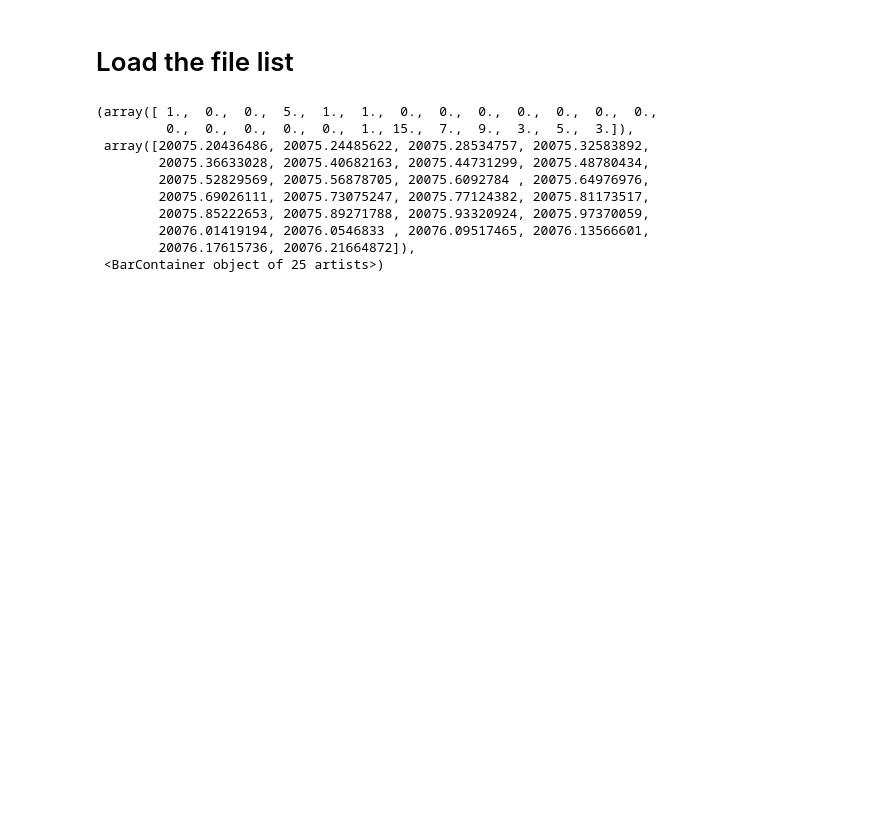
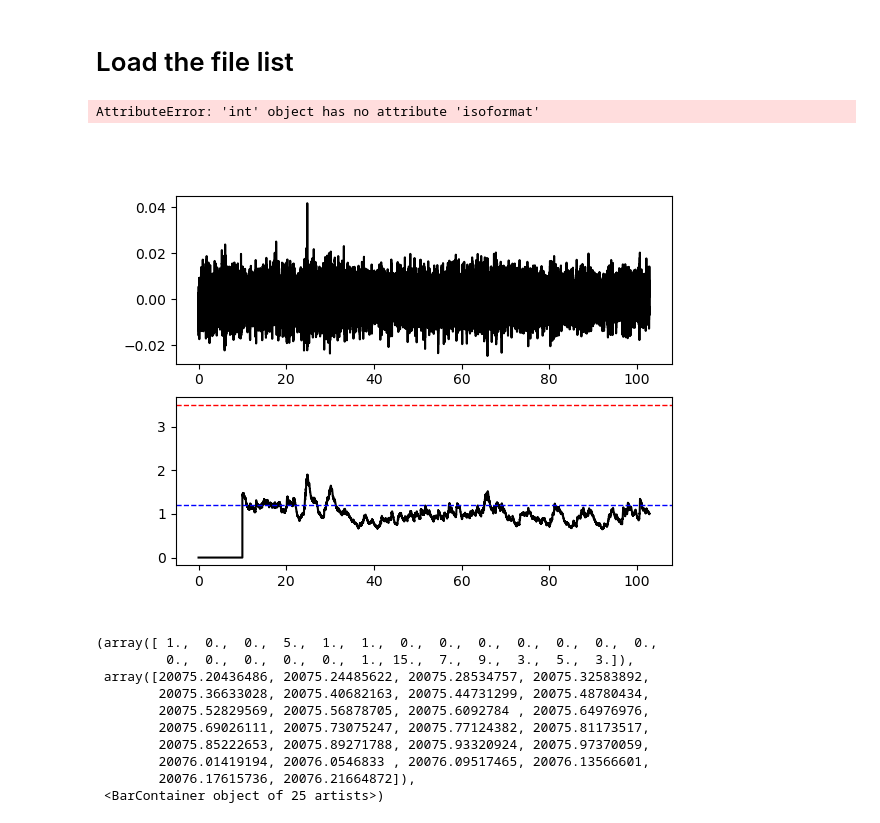
Before and after one commit to johnmorganmanos/eastwind_v2, a Jupyter notebook: Processing_Notebooks/event_finding_single_channel.ipynb, the cells around one changed output. Drawn from its saved outputs; the diff is of its cells as text; code cells hidden in the pictures; blank space fills up the shorter version.

```diff
--- a/Processing_Notebooks/event_finding_single_channel.ipynb
+++ b/Processing_Notebooks/event_finding_single_channel.ipynb
@@ -104,12 +104,11 @@ def preprocessing_step_single_channel(file, channel=100):
     this_time = f['Acquisition']['Raw[0]']['RawDataTime'][:]
     times = sintela_to_datetime(this_time)
     x = np.linspace(0,data.shape[1],data.shape[1]) * attrs['SpatialSamplingInterval']
-    data = data[:,channel]
 
     fs = attrs['PulseRate'] #sample rate
 
     #filter
-    sos = signal.butter(10, 2, 'hp', fs=fs, output='sos')
+    sos = signal.butter(10, [2,200], 'bp', fs=fs, output='sos')
     filtered = signal.sosfiltfilt(sos, data, axis=0)
 
     data_normed = chan_norm(filtered)
@@ -128,13 +127,13 @@ def preprocessing_step_single_channel(file, channel=100):
     # print(this_time)
 
 
-    filled_data = np.zeros((int(fs*60),))
-    filled_times = time_start + (np.arange(0,120000,1) * datetime.timedelta(microseconds=500))
-
+    filled_data = np.zeros((int(fs*60),data_normed.shape[0]))
+    filled_times = np.zeros((int(fs*60)), dtype=object)
 
     filled_times[data_locator] = times
     filled_data[data_locator] = filtered
-    filt_filled_data = filled_data[:]
+    filt_filled_data = filled_data[data_locator[0]:,channel]
+
 
     return filt_filled_data, filled_times, attrs
 
@@ -145,8 +144,12 @@ def foo(a, b):
     return res
 
 def chan_norm(das_data):
+
     data_normed = (das_data - np.mean(das_data, axis=0))/np.std(das_data, axis=0)
-    return data_normed
+    data_normed_all_axis = (data_normed.T - np.mean(data_normed, axis=1))/np.std(data_normed, axis=1).T
+
+    return data_normed_all_axis
+
 
 class DataStats:
     def __init__(self, data, attrs, times):
@@ -212,7 +215,7 @@ files_list = sorted(glob('/1-fnp/petasaur/p-jbod1/antarctica2425/incoming/Eastwi
 file = files_list[6]
 # %%
 files_list = sorted(glob('/1-fnp/petasaur/p-jbod1/antarctica2425/incoming/Eastwind_decimator_2024*'))
-# files_list = files_list[650:680]
+files_list = files_list[0:10]
 # %%
 trigger_on = 3.5
 trigger_off = 1.2
@@ -243,34 +246,37 @@ for i in tqdm(range(len(files_list))):
 
 
 
 
 
         DAS_channel = DAS(channel, all_data, attrs, times_all)
 
         cft = recursive_sta_lta(DAS_channel.data, int(1 * attrs['PulseRate']), int(10 * attrs['PulseRate']))
         trigger_times = trigger_onset(cft, trigger_on, trigger_off)
 
 
         trigger_times_list = [trigger_times]
 
         trigger_times_list_datetime = []
 
         for trigs_samp_time in trigger_times_list:
             trigger_times_list_datetime.append(times_all[trigs_samp_time])
 
         all_trigger_times.append(trigger_times_list_datetime)
 
         # if len(trigger_times) == 0:
         #     continue
         # else:
-        #     plot_trigger(DAS_channel, cft, trigger_on, trigger_off)
+        plot_trigger(DAS_channel, cft, trigger_on, trigger_off)
 
 
 
 
 # with open('all_chan_all_trigger_times_overlapped_new_STALTA.pkl', 'wb') as file:
 #     # Serialize and write the data to the file
 #     pkl.dump(all_trigger_times, file)
+# %% [output]
+AttributeError: 'int' object has no attribute 'isoformat'
+[figure, added]
 # %%
 all_trigs_flat = []
 for n,i in enumerate(all_trigger_times):
```
Also changed, not shown: 6 other files.
